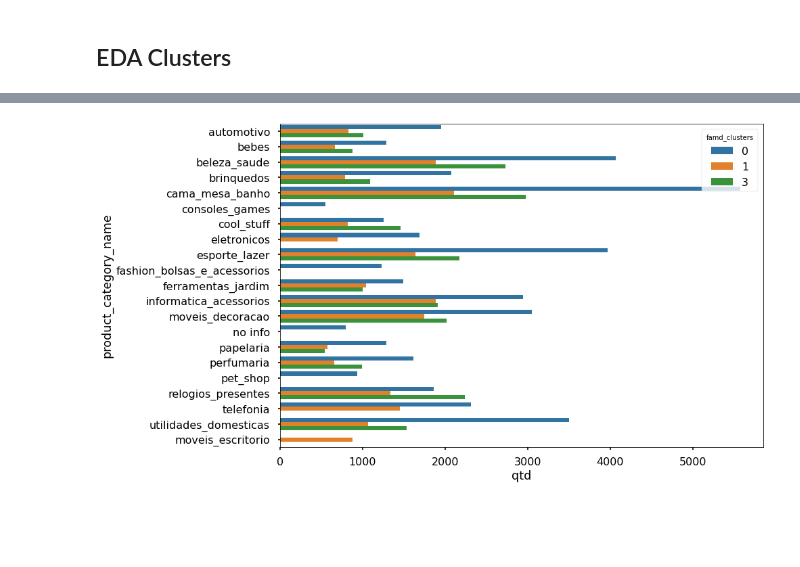
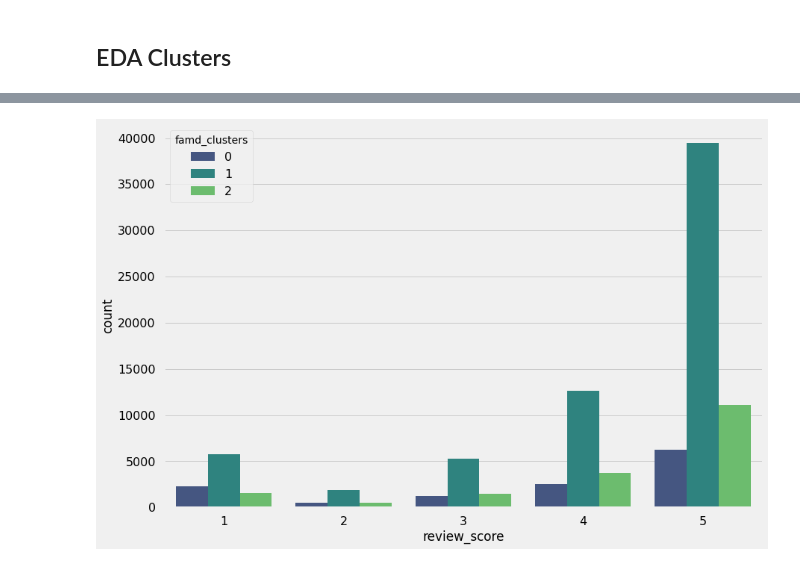
Before and after one commit to fabioismerim/consumer_score_prediction, a Jupyter notebook: clustering_approach/FAMD.ipynb, the cells around one changed output, grey strips where cells are left out. Saved outputs shown, nothing was run; the diff lists cells and outputs as text; code cells hidden in the pictures; blank space fills up the shorter version.

```diff
--- a/clustering_approach/FAMD.ipynb
+++ b/clustering_approach/FAMD.ipynb
@@ -373,9 +308,12 @@ cluster_product.describe()
-# %%
-ax = sns.barplot(y = 'product_category_name',
-                 x = 'qtd',
-                 data = cluster_product[cluster_product['pct']>=0.5],
-                 hue = 'famd_clusters')
-#plt.xticks(rotation=90)
-plt.show()
-# %% [output]
-[figure, removed]
+# %%
+order = ["1", "2", "3", "4", "5"]
+sns.countplot(x = 'review_score',
+             data = cluster_famd_profile,
+             hue = 'famd_clusters',
+             palette = 'viridis',
+             order=order)
+
+
+plt.show()
+# %% [output]
+[figure, added]
```
Also changed, not shown: parts of 24 cells of this notebook.
